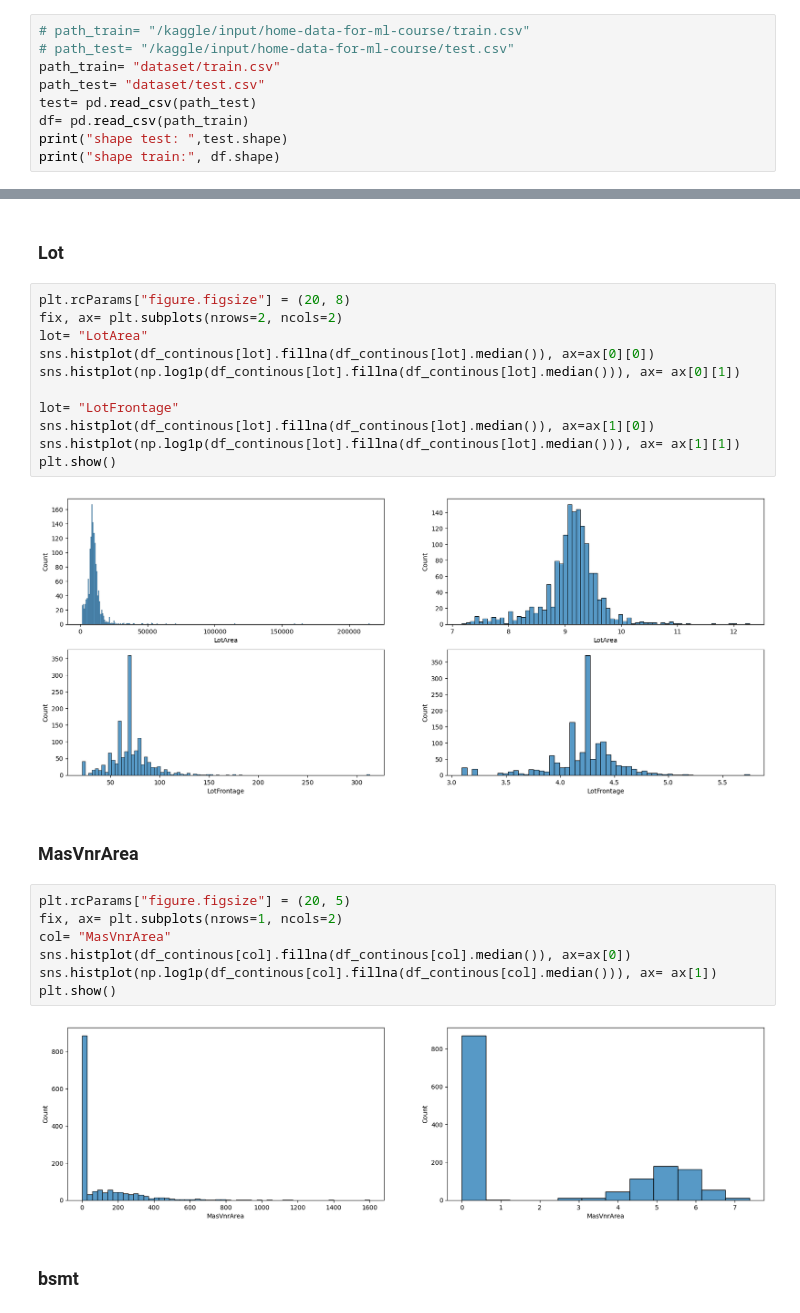
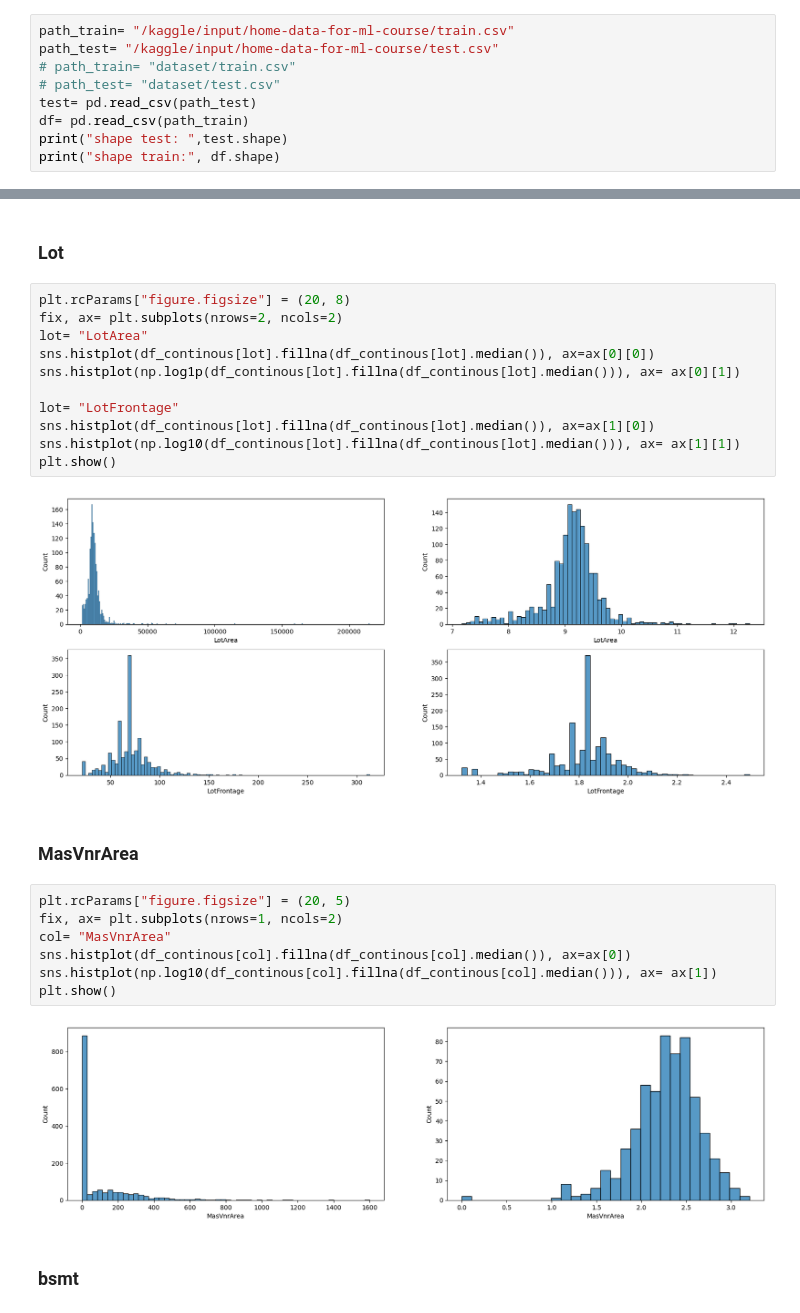
Before and after one commit to mdismailquraishicse/house_price_prediction_kaggle, a Jupyter notebook: house_price_prediction.ipynb, the cells around one changed output, grey strips where cells are left out. Drawn from its saved outputs; the diff is of its cells as text.

Commit message:
Kaggle Notebook | house_prices_prediction | Version 8

```diff
--- a/house_price_prediction.ipynb
+++ b/house_price_prediction.ipynb
@@ -23,10 +31,10 @@ for dirname, _, filenames in os.walk('/kaggle/input'):
 # %% [markdown]
 # Load and Know Your Data
 # %%
-# path_train= "/kaggle/input/home-data-for-ml-course/train.csv"
-# path_test= "/kaggle/input/home-data-for-ml-course/test.csv"
-path_train= "dataset/train.csv"
-path_test= "dataset/test.csv"
+path_train= "/kaggle/input/home-data-for-ml-course/train.csv"
+path_test= "/kaggle/input/home-data-for-ml-course/test.csv"
+# path_train= "dataset/train.csv"
+# path_test= "dataset/test.csv"
 test= pd.read_csv(path_test)
 df= pd.read_csv(path_train)
 print("shape test: ",test.shape)
@@ -268,21 +276,21 @@ sns.histplot(np.log1p(df_continous[lot].fillna(df_continous[lot].median())), ax=
 
 lot= "LotFrontage"
 sns.histplot(df_continous[lot].fillna(df_continous[lot].median()), ax=ax[1][0])
-sns.histplot(np.log1p(df_continous[lot].fillna(df_continous[lot].median())), ax= ax[1][1])
+sns.histplot(np.log10(df_continous[lot].fillna(df_continous[lot].median())), ax= ax[1][1])
 plt.show()
 # %% [output]
-[figure, old version]
+[figure, new version]
 # %% [markdown]
 ### MasVnrArea
 # %%
 plt.rcParams["figure.figsize"] = (20, 5)
 fix, ax= plt.subplots(nrows=1, ncols=2)
 col= "MasVnrArea"
 sns.histplot(df_continous[col].fillna(df_continous[col].median()), ax=ax[0])
-sns.histplot(np.log1p(df_continous[col].fillna(df_continous[col].median())), ax= ax[1])
+sns.histplot(np.log10(df_continous[col].fillna(df_continous[col].median())), ax= ax[1])
 plt.show()
 # %% [output]
-[figure, old version]
+[figure, new version]
 # %% [markdown]
 ### bsmt
 # %%
```
Also changed, not shown: parts of 22 cells of this notebook.
